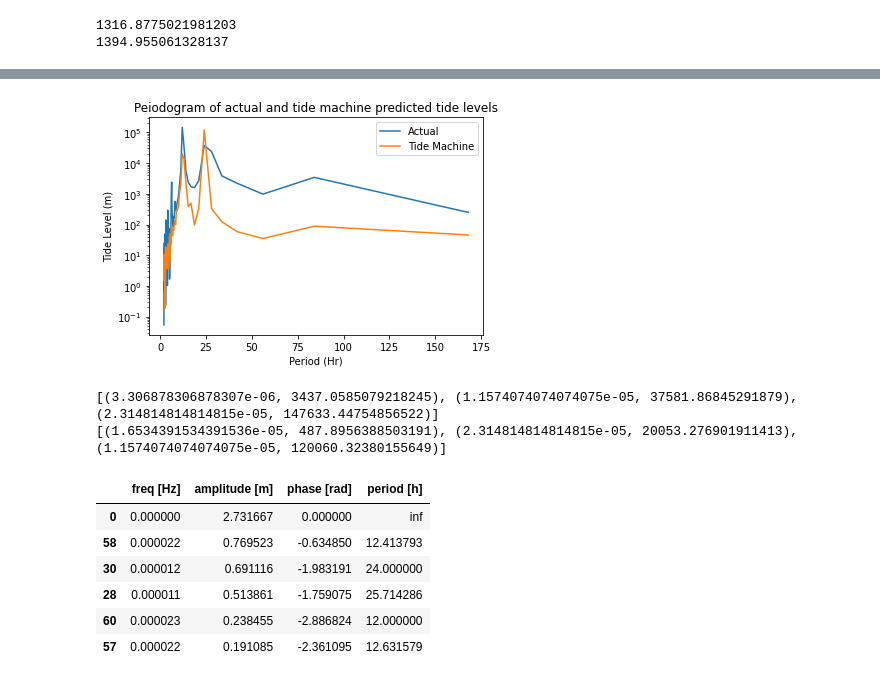
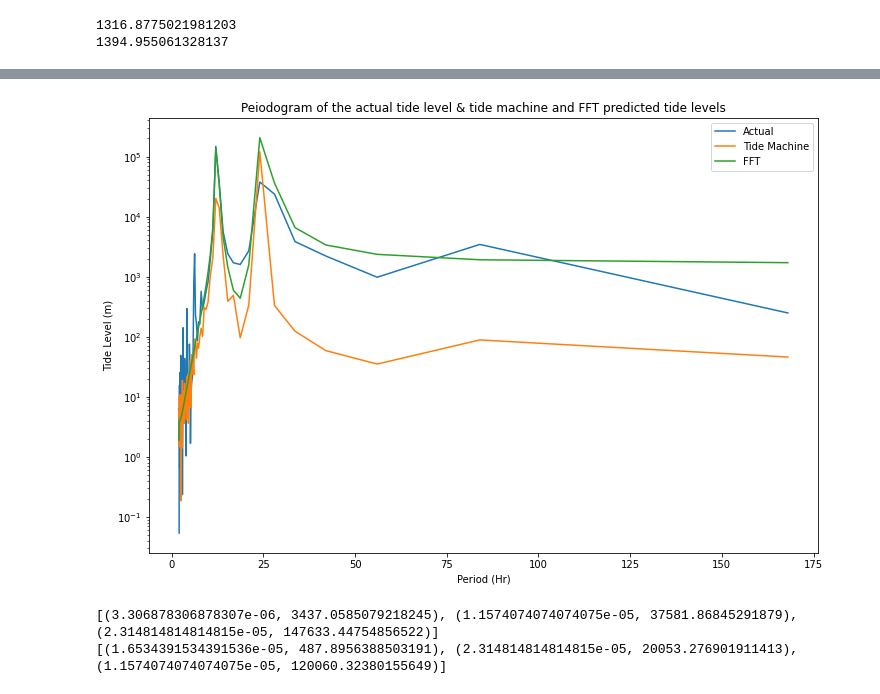
Before and after one commit to qt22/SYDE362, a Jupyter notebook: tide_analysis.ipynb, the cells around one changed output, grey strips where cells are left out. Cells and saved outputs as stored; diff of their text form; code cells hidden in the pictures.

Commit message:
overlapped section 4's 3 plots together

```diff
--- a/tide_analysis.ipynb
+++ b/tide_analysis.ipynb
@@ -677,42 +687,40 @@ def find_peaks_in_periodogram(signal_data, fs):
 # %%
 fs = 1/3600
 from scipy import signal
 
 f_actual, p_actual = signal.periodogram(actual_slev, fs)
 f_TideMachine, p_TideMachine = signal.periodogram(predTide, fs)
+f_FFT, p_FFT = signal.periodogram(fft_predictions[2], fs)
+
 
 f_actual = f_actual[1:]
 p_actual = p_actual[1:]
 period_actual = 1 / f_actual / 3600
+
 f_TideMachine = f_TideMachine[1:]
 p_TideMachine = p_TideMachine[1:]
 period_TideMachine = 1 / f_TideMachine / 3600
 
+f_FFT = f_FFT[1:]
+period_FFT = 1 / f_FFT / 3600
+p_FFT = p_FFT[1:]
+
 plt.figure(figsize=(12,8))
 plt.semilogy(period_actual, p_actual, label="Actual")
 plt.semilogy(period_TideMachine, p_TideMachine, label="Tide Machine")
+plt.semilogy(period_FFT, p_FFT, label="FFT")
 plt.legend()
-plt.title("Peiodogram of actual and tide machine predicted tide levels")
+plt.title("Peiodogram of the actual tide level & tide machine and FFT predicted tide levels")
 plt.xlabel("Period (Hr)")
 plt.ylabel("Tide Level (m)")
 plt.show()
 
 peaks_actual_slev = find_peaks_in_periodogram(actual_slev, fs)
 peaks_tide_machine = find_peaks_in_periodogram(predTide, fs)
 
 print(peaks_actual_slev)
 print(peaks_tide_machine)
 # %% [output]
-[figure, old version]
+[figure, new version]
 [(3.306878306878307e-06, 3437.0585079218245), (1.1574074074074075e-05, 37581.86845291879), (2.314814814814815e-05, 147633.44754856522)]
 [(1.6534391534391536e-05, 487.8956388503191), (2.314814814814815e-05, 20053.276901911413), (1.1574074074074075e-05, 120060.32380155649)]
-# %%
-fft_df.head(6)
-# %% [output]
-|  | freq [Hz] | amplitude [m] | phase [rad] | period [h] |
-| 0 | 0.000000 | 2.731667 | 0.000000 | inf |
-| 58 | 0.000022 | 0.769523 | -0.634850 | 12.413793 |
-| 30 | 0.000012 | 0.691116 | -1.983191 | 24.000000 |
-| 28 | 0.000011 | 0.513861 | -1.759075 | 25.714286 |
-| 60 | 0.000023 | 0.238455 | -2.886824 | 12.000000 |
-| 57 | 0.000022 | 0.191085 | -2.361095 | 12.631579 |
```
Also changed, not shown: parts of 2 cells of this notebook.
